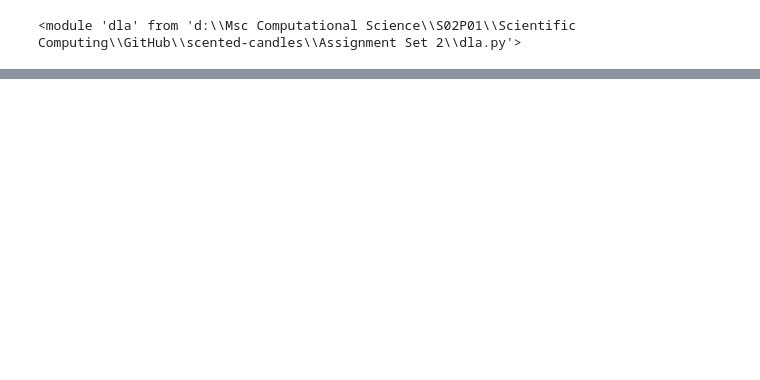
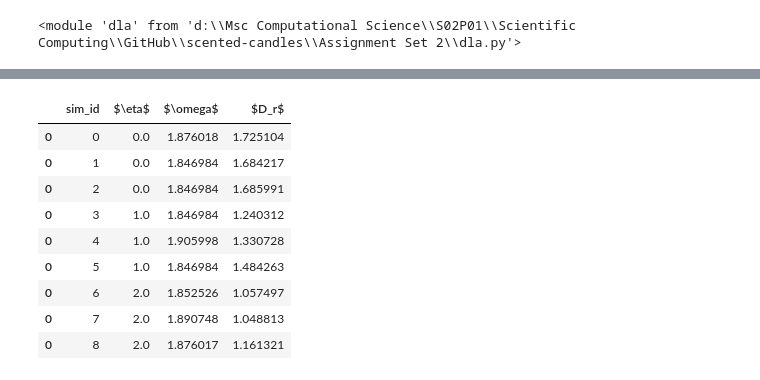
Before and after one commit to mboyan/scented-candles, a Jupyter notebook: Assignment Set 2/AssignmentSet2.ipynb, the cells around one changed output, grey strips where cells are left out. Cells and saved outputs as stored; diff of their text form; code cells hidden in the pictures; blank space fills up the shorter version.

```diff
--- a/Assignment Set 2/AssignmentSet2.ipynb
+++ b/Assignment Set 2/AssignmentSet2.ipynb
@@ -50,0 +87,13 @@ plt.imshow(c_grid, cmap='plasma', origin='lower')
+# %%
+df_sim_results
+# %% [output]
+|  | sim_id | $\eta$ | $\omega$ | $D_r$ |
+| 0 | 0 | 0.0 | 1.876018 | 1.725104 |
+| 0 | 1 | 0.0 | 1.846984 | 1.684217 |
+| 0 | 2 | 0.0 | 1.846984 | 1.685991 |
+| 0 | 3 | 1.0 | 1.846984 | 1.240312 |
+| 0 | 4 | 1.0 | 1.905998 | 1.330728 |
+| 0 | 5 | 1.0 | 1.846984 | 1.484263 |
+| 0 | 6 | 2.0 | 1.852526 | 1.057497 |
+| 0 | 7 | 2.0 | 1.890748 | 1.048813 |
+| 0 | 8 | 2.0 | 1.876017 | 1.161321 |
```
Also changed, not shown: parts of 15 cells of this notebook, 2 other files.
